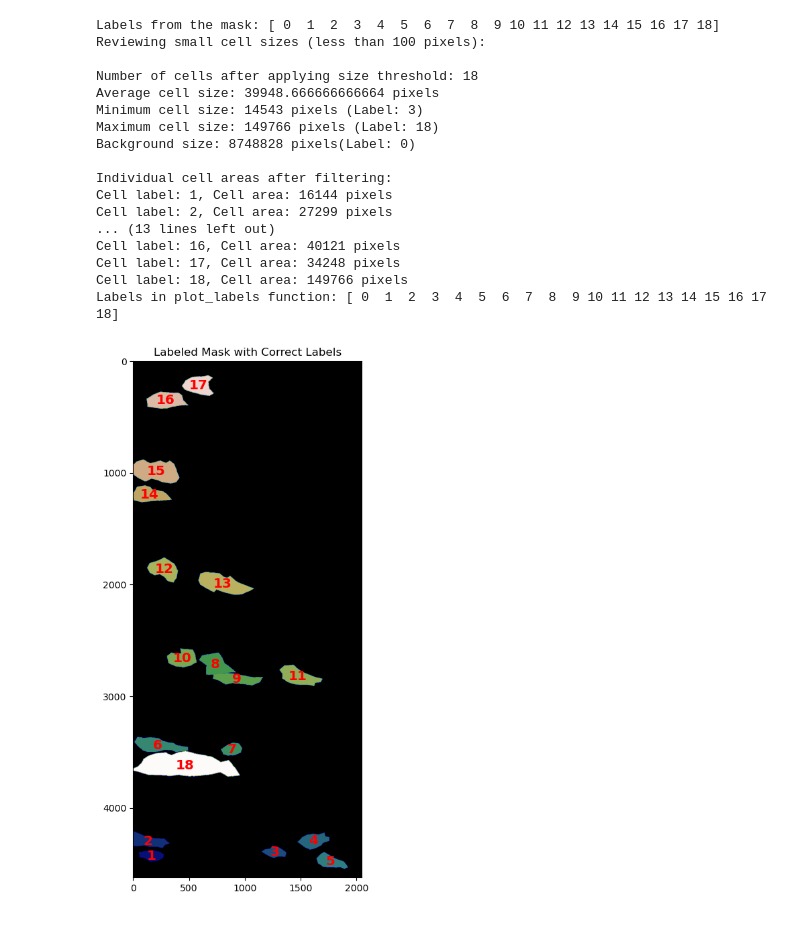
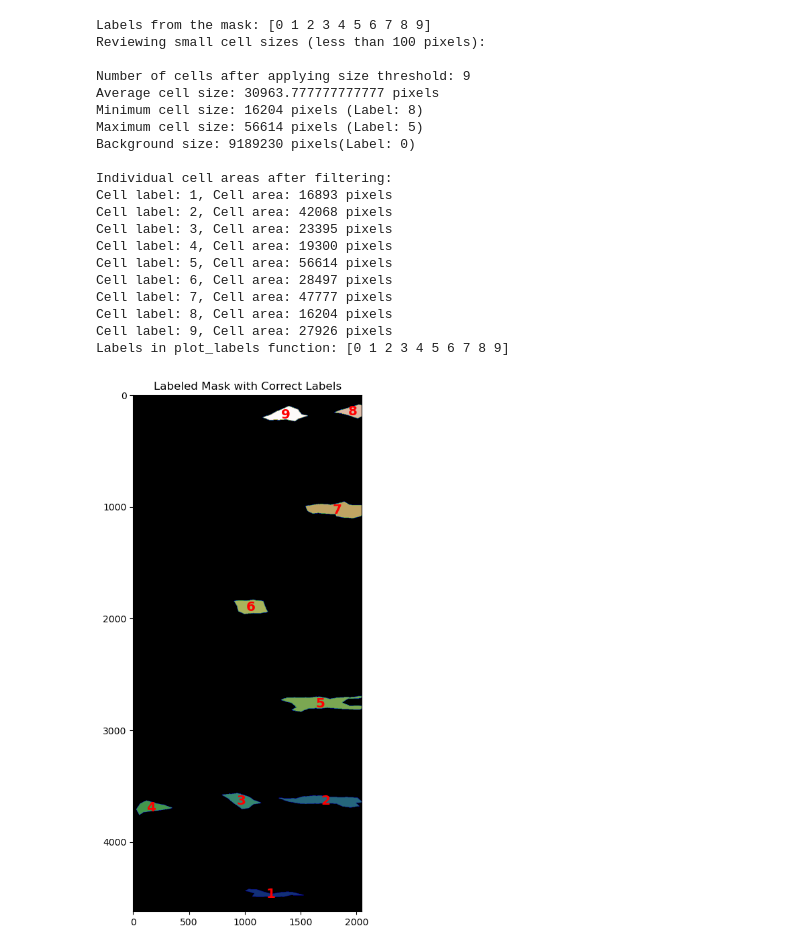
Before and after one commit to mina-mahbub/DMNET_RINA_MINA, a Jupyter notebook: Avg_Cell_Size.ipynb, the cells around one changed output. Cells and saved outputs as stored; diff of their text form; code cells hidden in the pictures.

Commit message:
Created SEG plots for L1 data set

```diff
--- a/Avg_Cell_Size.ipynb
+++ b/Avg_Cell_Size.ipynb
@@ -85,45 +85,49 @@ def analyze_mask(frame, mask_path_template, size_threshold=1000):
     print(f"\nNumber of cells after applying size threshold: {len(filtered_areas)}")
     print(f"Average cell size: {average_cell_size_filtered} pixels")
     print(f"Minimum cell size: {min_cell_size_filtered} pixels (Label: {min_cell_label_filtered})")
     print(f"Maximum cell size: {max_cell_size_filtered} pixels (Label: {max_cell_label_filtered})")
     print(f"Background size: {background_area} pixels(Label: 0)")
     # print(f"Background label: 0")
 
     # Print areas of individual cells
     print("\nIndividual cell areas after filtering:")
     for label, area in zip(filtered_labels, filtered_areas):
         print(f"Cell label: {label}, Cell area: {area} pixels")
 
     # Plot the labels for filtered cells, excluding the background label
     fig, ax = plt.subplots(figsize=(10, 10))
     plot_labels(mask, ax, title="Labeled Mask with Correct Labels")
     plt.show()
 
 # Example usage
 
 # frame = 1955
 # mask_path_template = "/home/MinaHossain/DMNet_Rina/training_codes/Data/train/Cell-Data-P2/01_ST/SEG/man_seg{frame:04d}.tif"
 
-frame = 10
+frame = 56
 # mask_path_template = "/home/MinaHossain/DMNet_Rina/Cell-Data-P2/04B_RES-GT/mask{frame:04d}.tif"
 mask_path_template = "/home/MinaHossain/DMNet_Rina/training_codes/Data/train/Cell-Data-P2/02_GT/SEG/man_seg{frame:04d}.tif"
+# mask_path_template = "/data/MinaHossain/Cell_Data_All/Cell_Data_Processed/July_Train_lastweek/6row_images_Track/02_GT_ORIGINAL/SEG/man_seg{frame:04d}.tif"
 analyze_mask(frame, mask_path_template)
 # %% [output]
-Labels from the mask: [ 0  1  2  3  4  5  6  7  8  9 10 11 12 13 14 15 16 17 18]
+Labels from the mask: [0 1 2 3 4 5 6 7 8 9]
 Reviewing small cell sizes (less than 100 pixels):
 
-Number of cells after applying size threshold: 18
-Average cell size: 39948.666666666664 pixels
-Minimum cell size: 14543 pixels (Label: 3)
-Maximum cell size: 149766 pixels (Label: 18)
-Background size: 8748828 pixels(Label: 0)
+Number of cells after applying size threshold: 9
+Average cell size: 30963.777777777777 pixels
+Minimum cell size: 16204 pixels (Label: 8)
+Maximum cell size: 56614 pixels (Label: 5)
+Background size: 9189230 pixels(Label: 0)
 
 Individual cell areas after filtering:
-Cell label: 1, Cell area: 16144 pixels
-Cell label: 2, Cell area: 27299 pixels
-... (13 lines left out)
-Cell label: 16, Cell area: 40121 pixels
-Cell label: 17, Cell area: 34248 pixels
-Cell label: 18, Cell area: 149766 pixels
-Labels in plot_labels function: [ 0  1  2  3  4  5  6  7  8  9 10 11 12 13 14 15 16 17 18]
+Cell label: 1, Cell area: 16893 pixels
+Cell label: 2, Cell area: 42068 pixels
+Cell label: 3, Cell area: 23395 pixels
+Cell label: 4, Cell area: 19300 pixels
+Cell label: 5, Cell area: 56614 pixels
+Cell label: 6, Cell area: 28497 pixels
+Cell label: 7, Cell area: 47777 pixels
+Cell label: 8, Cell area: 16204 pixels
+Cell label: 9, Cell area: 27926 pixels
+Labels in plot_labels function: [0 1 2 3 4 5 6 7 8 9]
-[figure, old version]
+[figure, new version]
```
Also changed, not shown: 4 other files.
